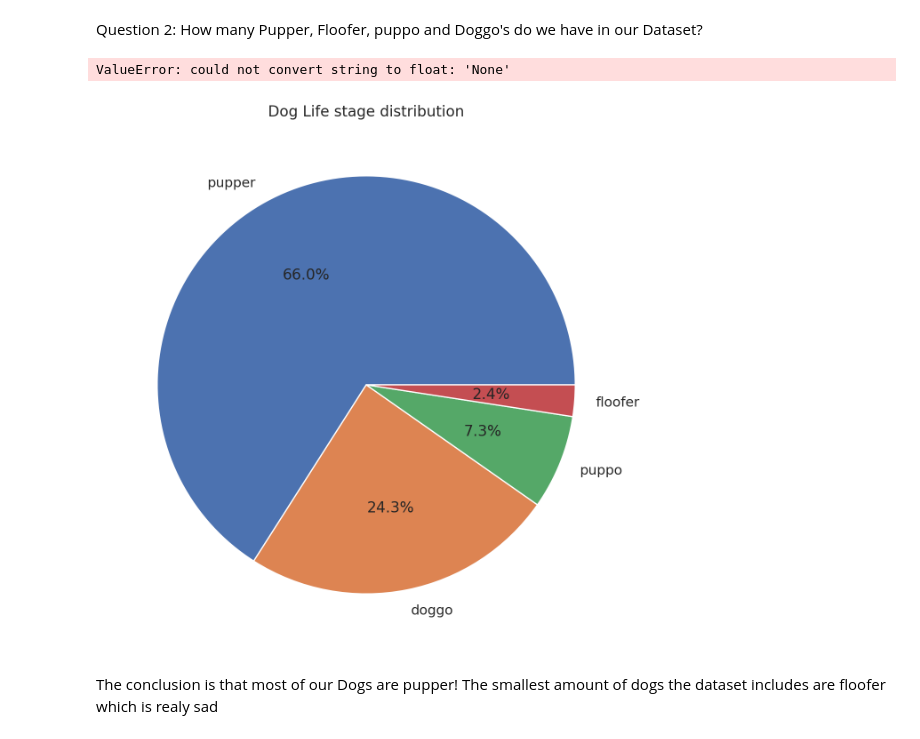
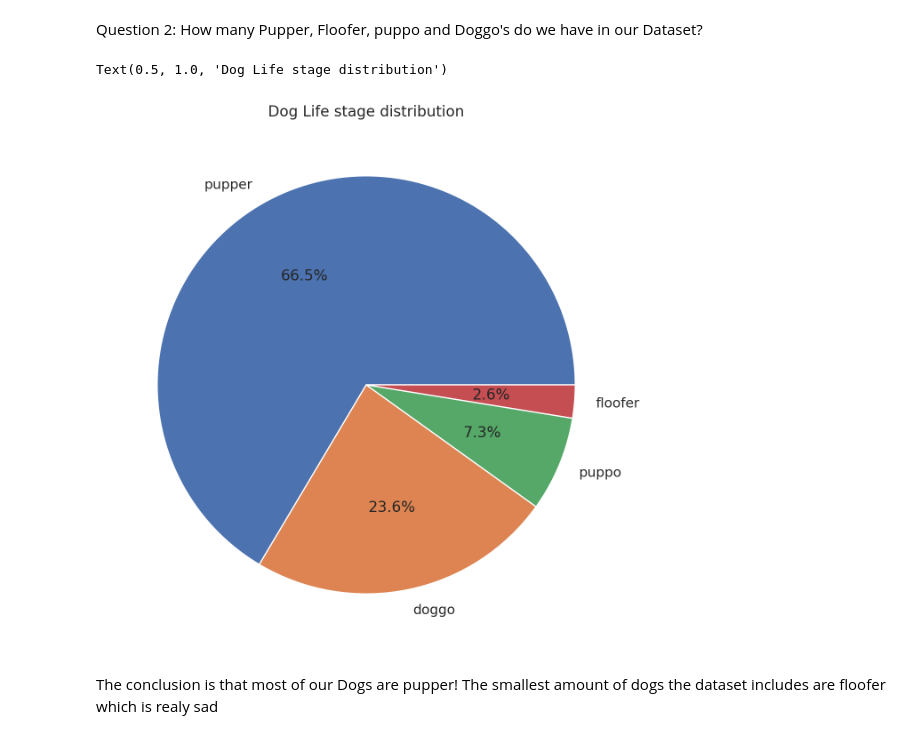
Before and after one commit to josuablejeru/project_3_data_wrangle_and_analyze_data, a Jupyter notebook: wrangle_act.ipynb, the cells around one changed output. Drawn from its saved outputs; the diff is of its cells as text; code cells hidden in the pictures.

Commit message:
:bug: fix the data analyses

```diff
--- a/wrangle_act.ipynb
+++ b/wrangle_act.ipynb
@@ -234,3 +239,7 @@ Copy the data into new dataframes and drop not needed colums then it will be mer
+# %%
+df_twitter_archive_enhanced_clean= df_twitter_archive_enhanced_clean[df_twitter_archive_enhanced_clean.retweeted_status_id.isnull()]
+df_twitter_archive_enhanced_clean = df_twitter_archive_enhanced_clean[df_twitter_archive_enhanced_clean.retweeted_status_user_id.isnull()]
+df_twitter_archive_enhanced_clean = df_twitter_archive_enhanced_clean[df_twitter_archive_enhanced_clean.retweeted_status_timestamp.isnull()]
 # %% [markdown]
 Drop colums we no longer need and rename `timestamp` to `archive_timestamp`
 # %%
@@ -306,4 +315,5 @@ df_twitter_archive_enhanced_clean = pd.melt(df_twitter_archive_enhanced_clean, i
 
 df_twitter_archive_enhanced_clean.drop('stages', axis=1, inplace=True)
 
-df_twitter_archive_enhanced_clean.head(1)
+# Drop all the dublicated data after the melt function
+df_twitter_archive_enhanced_clean.drop_duplicates(inplace=True)
@@ -449,6 +456,7 @@ df_master.dropna(subset=['name', 'life_stage'], inplace=True)
 
 # drop all rows there 'a' was provided as a name
 df_master = df_master[df_master.name != 'a']
+df_master = df_master[df_master.name.notna()]
 
 df_master.sample(3)
 # %% [output]
@@ -498,17 +506,15 @@ Question 2: How many Pupper, Floofer, puppo and Doggo's do we have in our Datase
 # %%
 counts = df_master[df_master['life_stage'] != 'None']['life_stage'].value_counts()
 colors = sns.color_palette('pastel')[0:4]
 
 sns.set()
 
 plt.figure(figsize=(6, 6))
 plt.pie(counts.values, labels=counts.index, autopct='%1.1f%%')
 plt.title('Dog Life stage distribution')
-
-plt.pie(df_master.life_stage, colors=colors, autopct="%.0f%%")
 # %% [output]
-ValueError: could not convert string to float: 'None'
+Text(0.5, 1.0, 'Dog Life stage distribution')
-[figure, old version]
+[figure, new version]
 # %% [markdown]
 The conclusion is that most of our Dogs are pupper! The smallest amount of dogs the dataset includes are floofer which is realy sad
 # %% [markdown]
```
Also changed, not shown: parts of 19 cells of this notebook, 2 other files.
